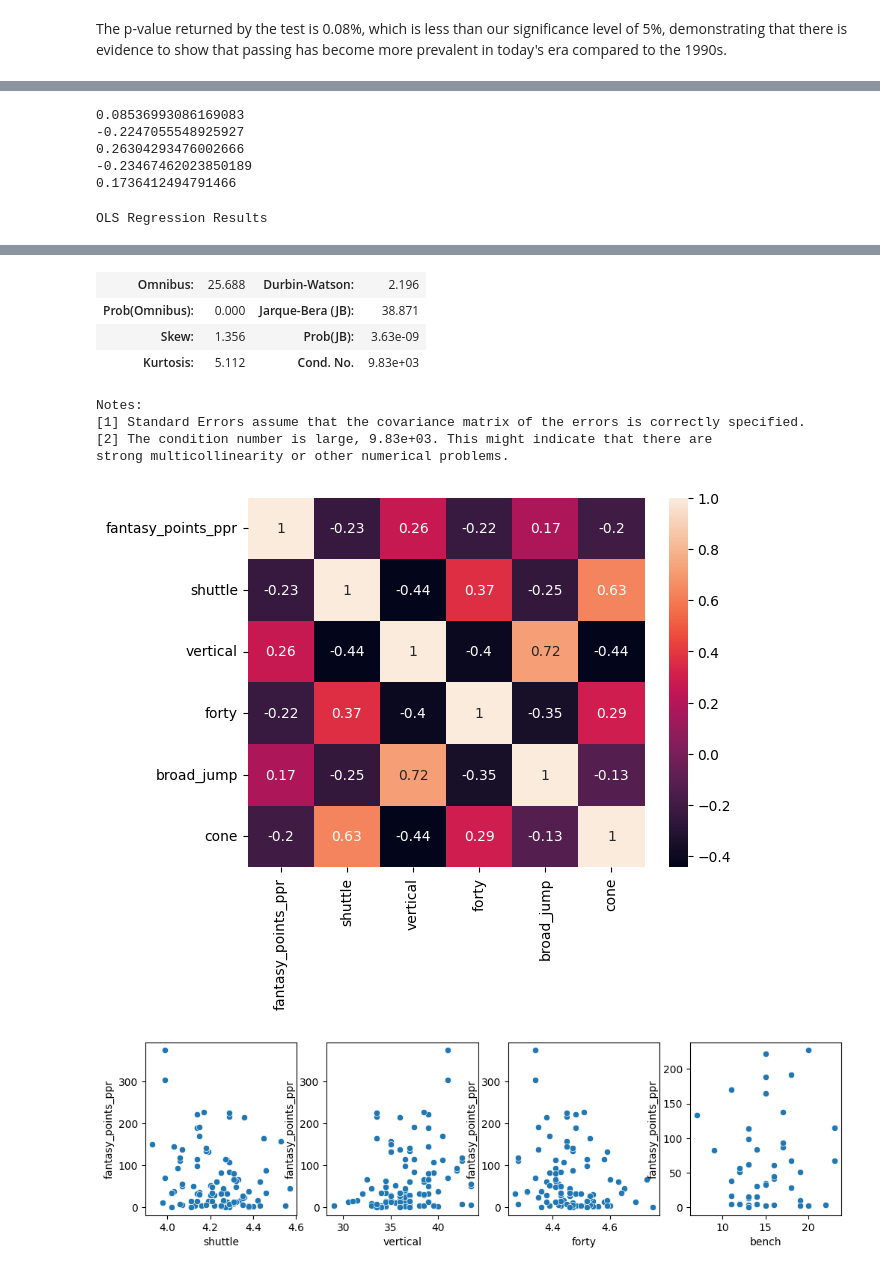
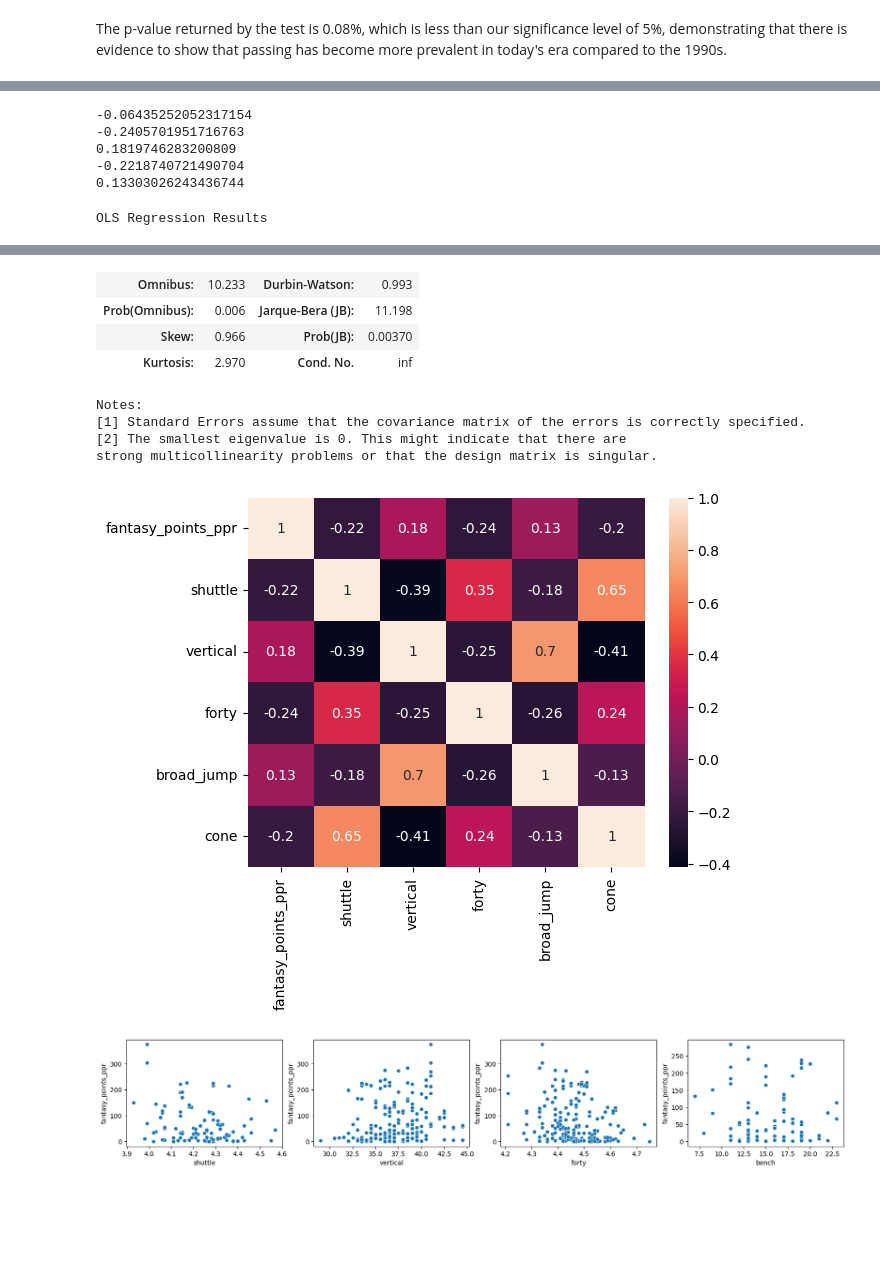
Before and after one commit to aayn-a/Exploratory-Analysis-of-Data-from-NFL-Games, a Jupyter notebook: homefieldadvatange.ipynb, the cells around one changed output, grey strips where cells are left out. Drawn from its saved outputs; the diff is of its cells as text; code cells hidden in the pictures; blank space fills up the shorter version.

```diff
--- a/homefieldadvatange.ipynb
+++ b/homefieldadvatange.ipynb
@@ -61,8 +65,20 @@ The following aggregates multiple datasets into one about rookie stats and their
 # %%
 
 def dataFrameCreation(year, pos):
-    players = pd.read_csv("fullplayersdataset.csv")
-    combine = pd.read_csv("combine.csv")
+    """
+    Creates a merged DataFrame containing rookie player stats and combine results for a given year and position.
+
+    Parameters:
+        year (int): The rookie year to filter players by.
+        pos (str): The position to filter players by (e.g., "WR" for wide receiver).
+
+    Returns:
+        pd.DataFrame: Merged DataFrame of rookies at the specified position and year, including combine stats.
+
+    """
+
+    players = pd.read_csv("fullplayersdataset.csv") #DataFrame with most if not every single NFL Player
+    combine = pd.read_csv("combine.csv") #Combine Stats of players since 2000s
     rookies = players[players["rookie_year"] == year]
     rookies.rename(columns={"display_name": "player_name"}, inplace=True)
     playerStats = pd.read_csv(f"PlayerStatsNFLVerseData/player_stats_season_{year}.csv")
@@ -73,7 +89,8 @@ def dataFrameCreation(year, pos):
     merged = merged.dropna(subset=["season"])
     posD = merged[merged["position_x"] == pos]
     newPos = pd.merge(posD, combine, on="player_name", how = "left")
-    newPos = newPos.dropna(subset=["shuttle"])
+    for col in ["bench", "forty", "vertical", "shuttle", "broad_jump", "cone"]:
+        newPos[f"{col}_missing"] = newPos[col].isnull().astype(int)
 
     return newPos
 # %%
@@ -405,7 +419,7 @@ subset = allWrs[["fantasy_points_ppr", "shuttle", "vertical","forty", "broad_jum
 sns.heatmap(subset.corr(), annot=True)
 
 
-fig, axes = plt.subplots(1, 4, figsize=(12,3))
+fig, axes = plt.subplots(1, 4, figsize=(20,3))
 sns.scatterplot(data=allWrs, x="shuttle", y="fantasy_points_ppr", ax=axes[0])
 sns.scatterplot(data=allWrs, x="vertical", y="fantasy_points_ppr", ax=axes[1])
 sns.scatterplot(data=allWrs, x="forty", y="fantasy_points_ppr", ax=axes[2])
@@ -417,13 +431,16 @@ print(allWrs["fantasy_points_ppr"].corr(allWrs["vertical"]))
 print(allWrs["fantasy_points_ppr"].corr(allWrs["shuttle"]))
 print(allWrs["fantasy_points_ppr"].corr(allWrs["broad_jump"]))
 
-OLS = ols(formula="fantasy_points_ppr ~ shuttle + vertical + forty + broad_jump + cone", data=allWrs)
+OLS = ols(
+    formula="fantasy_points_ppr ~ shuttle + vertical + forty + broad_jump + cone + shuttle_missing + vertical_missing + forty_missing + broad_jump_missing + cone_missing + bench + bench_missing",
+    data=allWrs
+)
 model = OLS.fit()
 model.summary()
 # %% [output]
-0.08536993086169083
--0.2247055548925927
-0.26304293476002666
--0.23467462023850189
-0.1736412494791466
+-0.06435252052317154
+-0.2405701951716763
+0.1819746283200809
+-0.2218740721490704
+0.13303026243436744
 OLS Regression Results
@@ -446,10 +470,10 @@ OLS Regression Results
-| Omnibus: | 25.688 | Durbin-Watson: | 2.196 |
-| Prob(Omnibus): | 0.000 | Jarque-Bera (JB): | 38.871 |
-| Skew: | 1.356 | Prob(JB): | 3.63e-09 |
-| Kurtosis: | 5.112 | Cond. No. | 9.83e+03 |
+| Omnibus: | 10.233 | Durbin-Watson: | 0.993 |
+| Prob(Omnibus): | 0.006 | Jarque-Bera (JB): | 11.198 |
+| Skew: | 0.966 | Prob(JB): | 0.00370 |
+| Kurtosis: | 2.970 | Cond. No. | inf |
 Notes:
 [1] Standard Errors assume that the covariance matrix of the errors is correctly specified.
-[2] The condition number is large, 9.83e+03. This might indicate that there are
-strong multicollinearity or other numerical problems.
+[2] The smallest eigenvalue is 0. This might indicate that there are
+strong multicollinearity problems or that the design matrix is singular.
-[figure, old version]
+[figure, new version]
-[figure, old version]
+[figure, new version]
```
Also changed, not shown: parts of 14 cells of this notebook.
